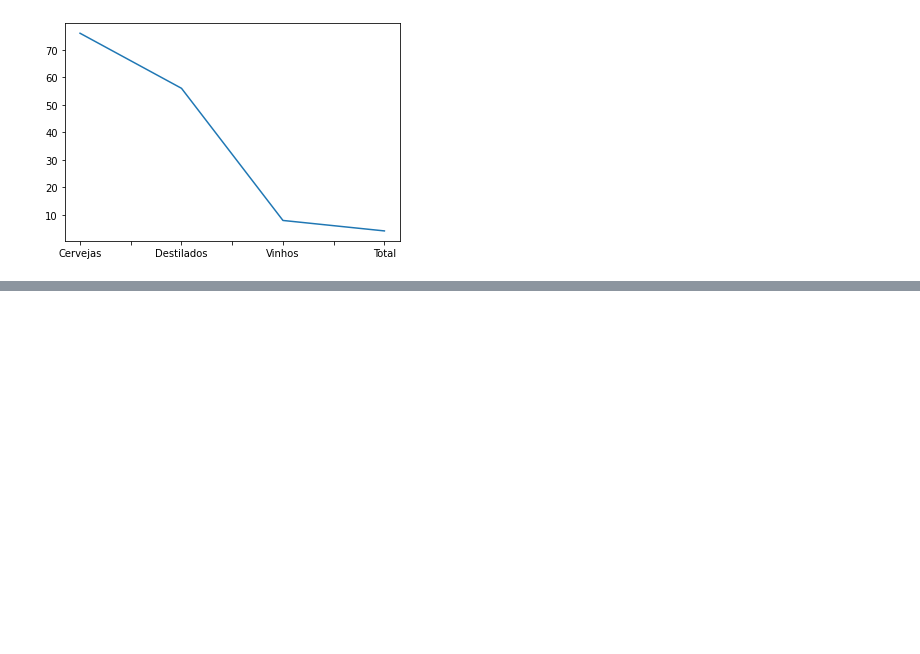
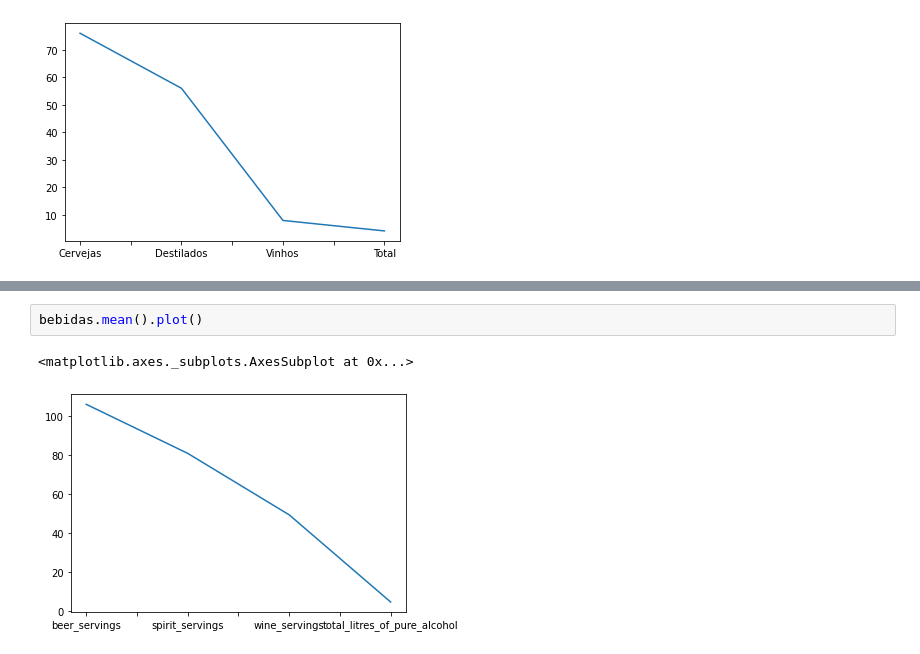
Before and after one commit to andrewyamagata/Colab, a Jupyter notebook: Hello_World.ipynb, the cells around one changed output, grey strips where cells are left out. Saved outputs shown, nothing was run; the diff lists cells and outputs as text; blank space fills up the shorter version.

```diff
--- a/Hello_World.ipynb
+++ b/Hello_World.ipynb
@@ -117,0 +123,5 @@ bebidas.median().plot()
+# %%
+bebidas.mean().plot()
+# %% [output]
+<matplotlib.axes._subplots.AxesSubplot at 0x...>
+[figure, added]
```
Also changed, not shown: parts of 1 cell of this notebook.
